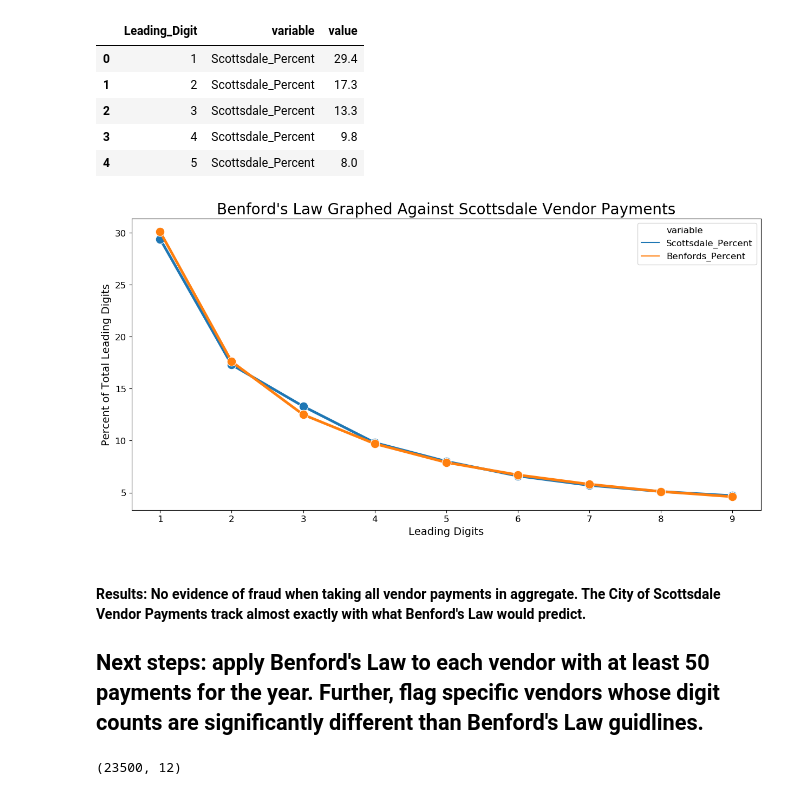
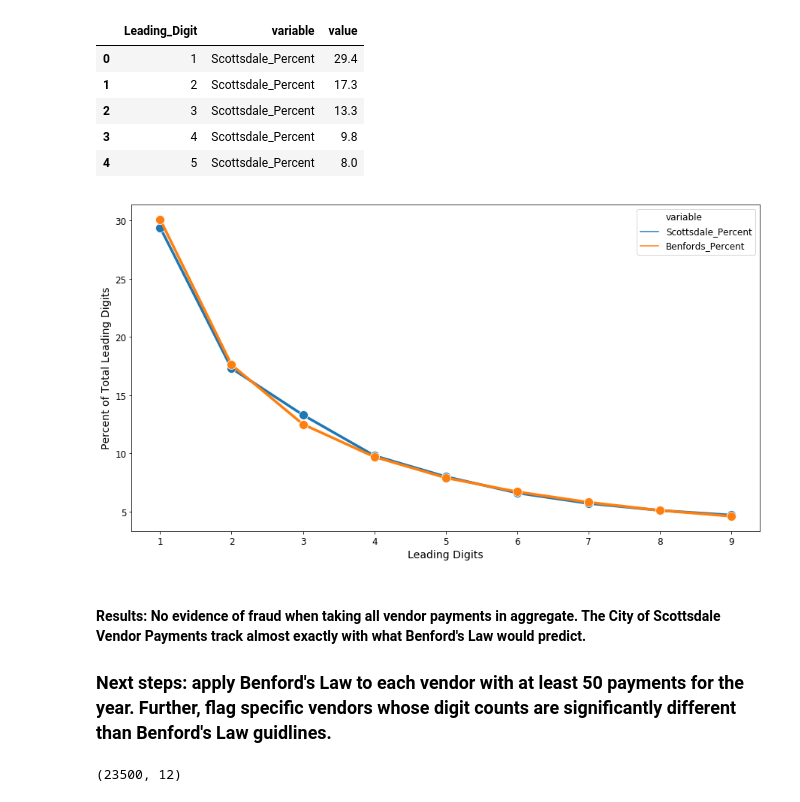
Before and after one commit to mrkjhsn/Vendor-Payments-City-of-Scottsdale, a Jupyter notebook: Fraud_Analysis_Benfords_Law.ipynb, the cells around one changed output. Drawn from its saved outputs; the diff is of its cells as text; code cells hidden in the pictures.

```diff
--- a/Fraud_Analysis_Benfords_Law.ipynb
+++ b/Fraud_Analysis_Benfords_Law.ipynb
@@ -104,11 +104,9 @@ leading_digit_percent.iloc[:,0].sum()
 23500
 # %%
 # form percent attribute to the dataframe
-leading_digit_percent['Scottsdale_Percent'] = leading_digit_percent.iloc[:,0] \
-    .div(leading_digit_percent \
-         .iloc[:,0] \
-         .sum()/100) \
-         .round(1)
+leading_digit_percent['Scottsdale_Percent'] = leading_digit_percent.iloc[:,0].div(
+        leading_digit_percent.iloc[:,0].sum()/100
+        ).round(1)
 
 leading_digit_percent.head()
 # %% [output]
@@ -184,29 +182,31 @@ scottsdale_benfords_long.head()
 | 3 | 4 | Scottsdale_Percent | 9.8 |
 | 4 | 5 | Scottsdale_Percent | 8.0 |
 # %%
-plt.rcParams["figure.figsize"] = [15, 7]
+plt.rcParams["figure.figsize"] = [15, 8]
 
 ax = sns.lineplot(x="Leading_Digit", \
                   y="value", \
                   hue="variable", \
                   data=scottsdale_benfords_long, \
                   linewidth=3.5, \
                   marker='o', \
                   markersize=12)
 
-plt.title("Benford's Law Graphed Against Scottsdale Vendor Payments",fontsize=20)
+# plt.title("Benford's Law Graphed Against Scottsdale Vendor Payments",fontsize=20)
 plt.xlabel("Leading Digits",fontsize=14)
 plt.ylabel("Percent of Total Leading Digits",fontsize=14)
 plt.tick_params(labelsize=12)
 plt.legend(fontsize=12)
 
 ax.xaxis.set_major_locator(matplotlib.ticker.MultipleLocator())
+ax.yaxis.set_major_locator(matplotlib.ticker.MultipleLocator(5))
+
 plt.savefig("visualizations/Benford's Law Graphed Against Scottsdale Vendor Payments.png")
 # %% [output]
-[figure, old version]
+[figure, new version]
 # %% [markdown]
 #### Results: No evidence of fraud when taking all vendor payments in aggregate.  The City of Scottsdale Vendor Payments track almost exactly with what Benford's Law would predict.
-## Next steps: apply Benford's Law to each vendor with at least 50 payments for the year.  Further, flag specific vendors whose digit counts are significantly different than Benford's Law guidlines.
+### Next steps: apply Benford's Law to each vendor with at least 50 payments for the year.  Further, flag specific vendors whose digit counts are significantly different than Benford's Law guidlines.
 # %%
 # exclude vendor payments with leading 0 or dash(-)
 values = {'Leading_Digit': ['-', '0']}
```
Also changed, not shown: parts of 2 cells of this notebook.
